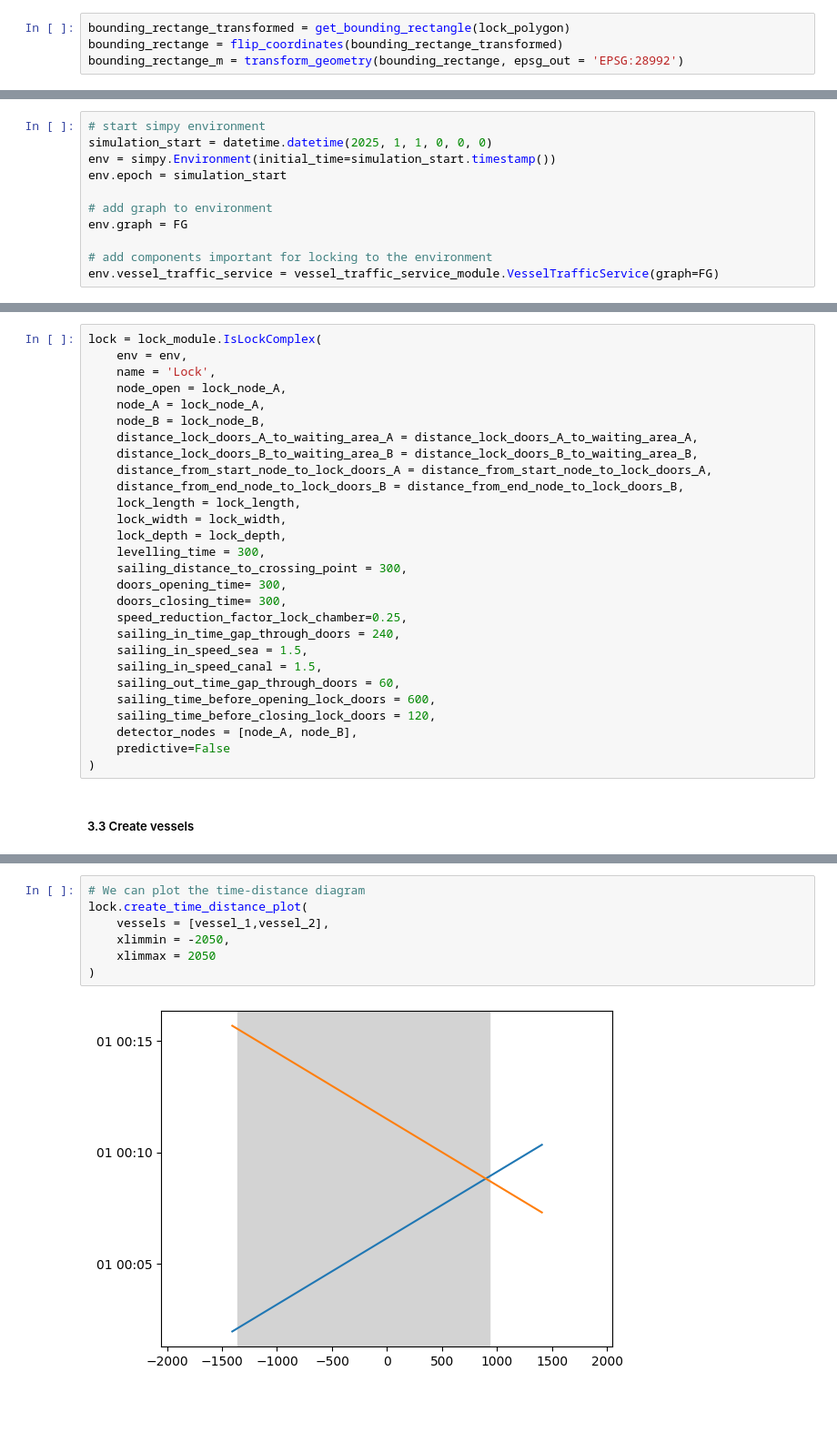
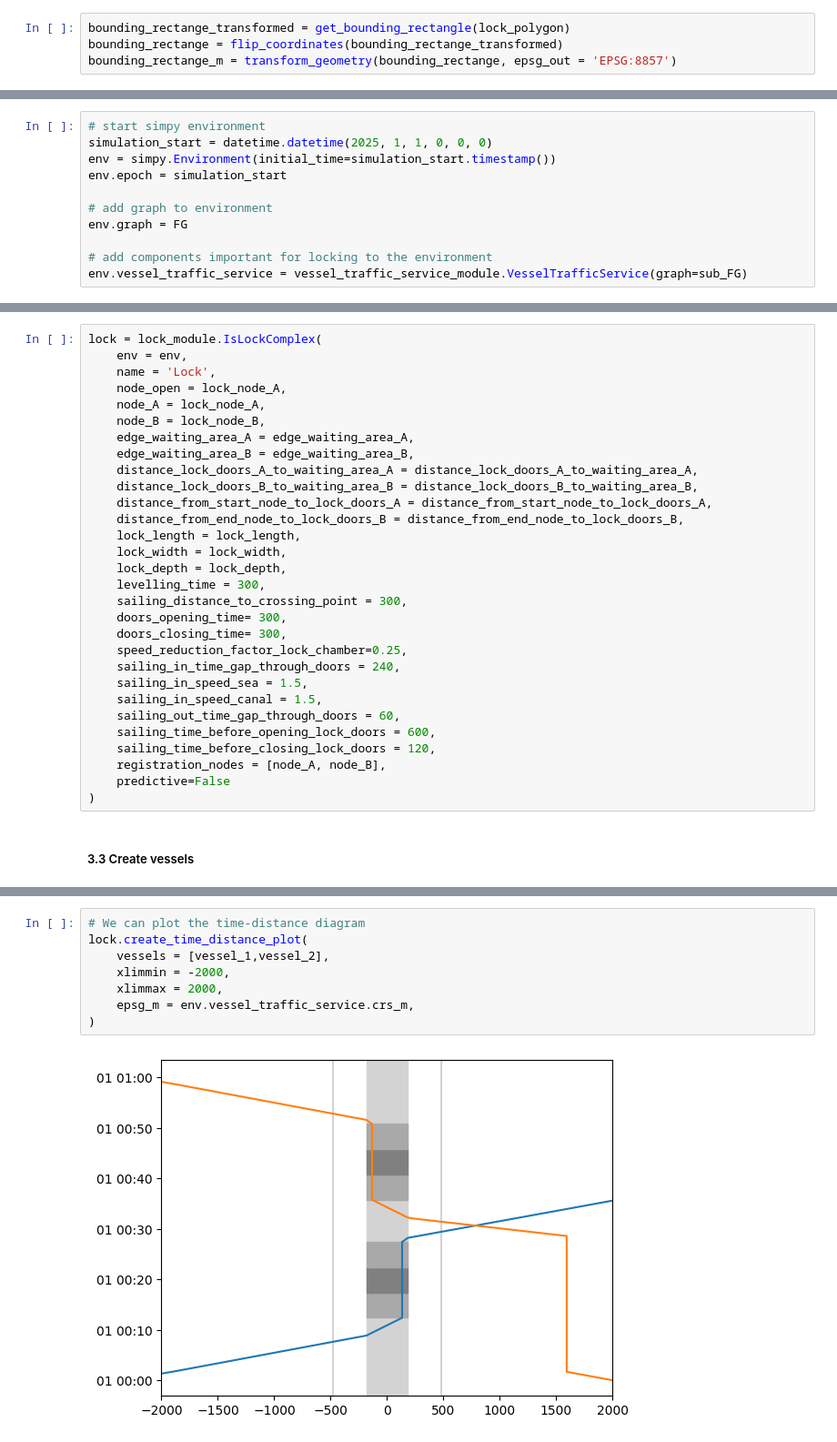
Before and after one commit to TUDelft-CITG/OpenTNSim, a Jupyter notebook: notebooks/0203 - Lock real-world example.ipynb, the cells around one changed output, grey strips where cells are left out. Shown at 91% size. Saved outputs shown, nothing was run; the diff lists cells and outputs as text; blank space fills up the shorter version.

```diff
--- a/notebooks/0203 - Lock real-world example.ipynb
+++ b/notebooks/0203 - Lock real-world example.ipynb
@@ -479,7 +481,7 @@ Next, we need to derive the lock dimensions, which we can do using a bounding bo
 # %%
 bounding_rectange_transformed = get_bounding_rectangle(lock_polygon)
 bounding_rectange = flip_coordinates(bounding_rectange_transformed)
-bounding_rectange_m = transform_geometry(bounding_rectange, epsg_out = 'EPSG:28992')
+bounding_rectange_m = transform_geometry(bounding_rectange, epsg_out = 'EPSG:8857')
 # %% [markdown]
 Distances from the gates to the edge's start and end node
 # %%
@@ -600,4 +610,4 @@ env.epoch = simulation_start
 env.graph = FG
 
 # add components important for locking to the environment
-env.vessel_traffic_service = vessel_traffic_service_module.VesselTrafficService(graph=FG)
+env.vessel_traffic_service = vessel_traffic_service_module.VesselTrafficService(graph=sub_FG)
@@ -614,6 +620,8 @@ lock = lock_module.IsLockComplex(
     node_open = lock_node_A,
     node_A = lock_node_A,
     node_B = lock_node_B,
+    edge_waiting_area_A = edge_waiting_area_A,
+    edge_waiting_area_B = edge_waiting_area_B,
     distance_lock_doors_A_to_waiting_area_A = distance_lock_doors_A_to_waiting_area_A,
     distance_lock_doors_B_to_waiting_area_B = distance_lock_doors_B_to_waiting_area_B,
     distance_from_start_node_to_lock_doors_A = distance_from_start_node_to_lock_doors_A,
@@ -632,7 +640,7 @@ lock = lock_module.IsLockComplex(
     sailing_out_time_gap_through_doors = 60,
     sailing_time_before_opening_lock_doors = 600,
     sailing_time_before_closing_lock_doors = 120,
-    detector_nodes = [node_A, node_B],
+    registration_nodes = [node_A, node_B],
     predictive=False
 )
 # %% [markdown]
@@ -719,10 +686,11 @@ lock.operation_planning
 # %%
 # We can plot the time-distance diagram
 lock.create_time_distance_plot(
     vessels = [vessel_1,vessel_2],
-    xlimmin = -2050,
-    xlimmax = 2050
+    xlimmin = -2000,
+    xlimmax = 2000,
+    epsg_m = env.vessel_traffic_service.crs_m,
 )
 # %% [output]
-[figure, old version]
+[figure, new version]
 # %%
```
Also changed, not shown: parts of 20 cells of this notebook, 4 other files.
